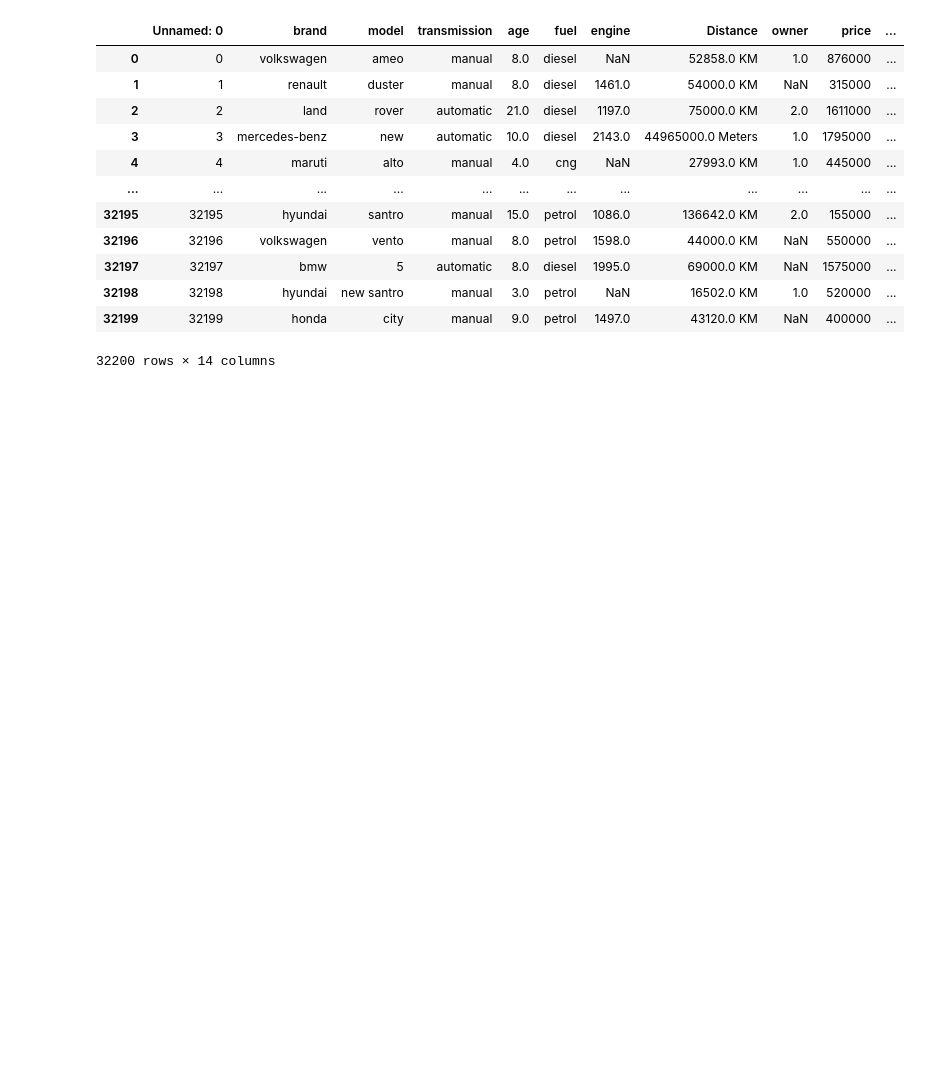
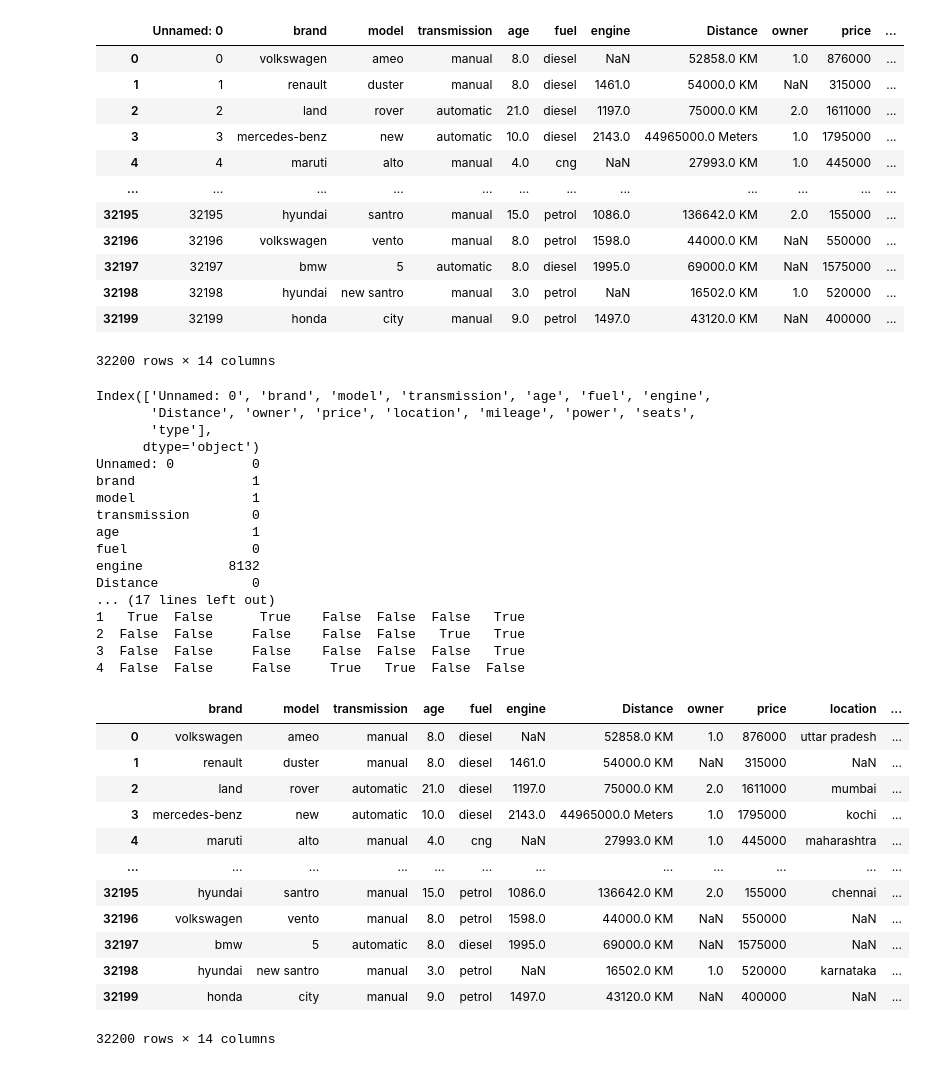
Before and after one commit to TeamConatus-AKGEC/Probation-Projects-24, a Jupyter notebook: pari_kansal/Task3.ipynb, the cells around one changed output. Saved outputs shown, nothing was run; the diff lists cells and outputs as text; code cells hidden in the pictures; blank space fills up the shorter version.

```diff
--- a/pari_kansal/Task3.ipynb
+++ b/pari_kansal/Task3.ipynb
@@ -58,8 +58,45 @@ data.drop(columns=['type'])
 # %%
 import pandas as pd
 import numpy as np
 import matplotlib.pyplot as plt
-data =pd.read_csv(r"C:\Users\Sarvesh\Downloads\DataClean - DataClean.csv.csv")
-data.columns
-data.isnull().sum()
+data = pd.read_csv(r"C:\Users\Sarvesh\Downloads\DataClean - DataClean.csv.csv")
+df = pd.DataFrame(data)
+print(data.columns)
+print(data.isnull().sum())
 data.drop(columns=['type'])
+missing_vals = ["NA", "", None, np.nan]
+missing = data.isin(missing_vals)
+print(missing.head())
+df.drop(df.columns[df.columns.str.contains('Unnamed',case=False)],axis=1,inplace=True)
+df
+# %% [output]
+Index(['Unnamed: 0', 'brand', 'model', 'transmission', 'age', 'fuel', 'engine',
+       'Distance', 'owner', 'price', 'location', 'mileage', 'power', 'seats',
+       'type'],
+      dtype='object')
+Unnamed: 0          0
+brand               1
+model               1
+transmission        0
+age                 1
+fuel                0
+engine           8132
+Distance            0
+... (17 lines left out)
+1   True  False      True    False  False  False   True
+2  False  False     False    False  False   True   True
+3  False  False     False    False  False  False   True
+4  False  False     False     True   True  False  False
+|  | brand | model | transmission | age | fuel | engine | Distance | owner | price | location | ... |
+| 0 | volkswagen | ameo | manual | 8.0 | diesel | NaN | 52858.0 KM | 1.0 | 876000 | uttar pradesh | ... |
+| 1 | renault | duster | manual | 8.0 | diesel | 1461.0 | 54000.0 KM | NaN | 315000 | NaN | ... |
+| 2 | land | rover | automatic | 21.0 | diesel | 1197.0 | 75000.0 KM | 2.0 | 1611000 | mumbai | ... |
+| 3 | mercedes-benz | new | automatic | 10.0 | diesel | 2143.0 | 44965000.0 Meters | 1.0 | 1795000 | kochi | ... |
+| 4 | maruti | alto | manual | 4.0 | cng | NaN | 27993.0 KM | 1.0 | 445000 | maharashtra | ... |
+| ... | ... | ... | ... | ... | ... | ... | ... | ... | ... | ... | ... |
+| 32195 | hyundai | santro | manual | 15.0 | petrol | 1086.0 | 136642.0 KM | 2.0 | 155000 | chennai | ... |
+| 32196 | volkswagen | vento | manual | 8.0 | petrol | 1598.0 | 44000.0 KM | NaN | 550000 | NaN | ... |
+| 32197 | bmw | 5 | automatic | 8.0 | diesel | 1995.0 | 69000.0 KM | NaN | 1575000 | NaN | ... |
+| 32198 | hyundai | new santro | manual | 3.0 | petrol | NaN | 16502.0 KM | 1.0 | 520000 | karnataka | ... |
+| 32199 | honda | city | manual | 9.0 | petrol | 1497.0 | 43120.0 KM | NaN | 400000 | NaN | ... |
+32200 rows × 14 columns
```
Also changed, not shown: parts of 15 cells of this notebook, 1 other file.
